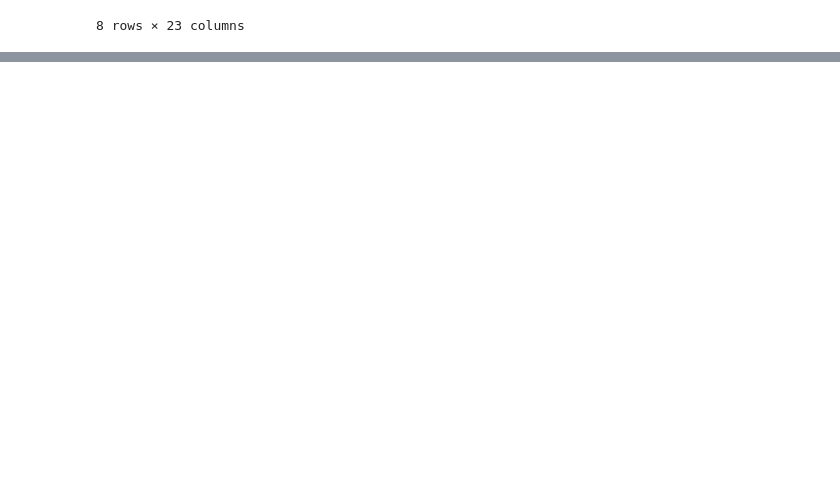
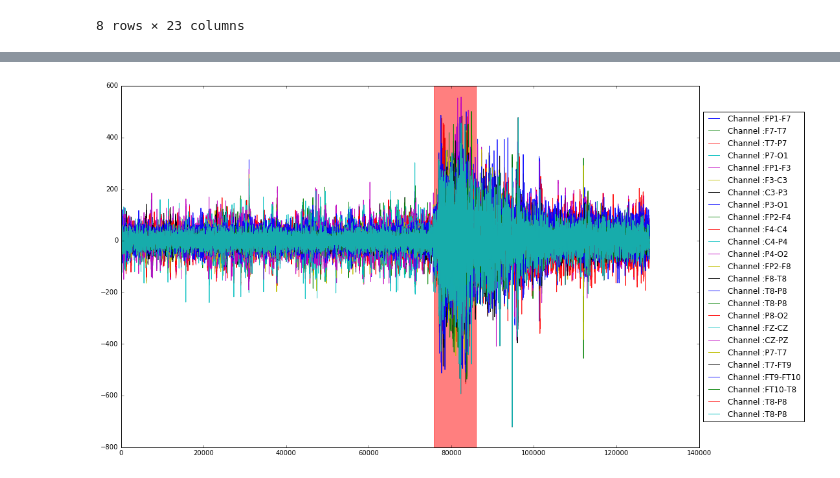
Before and after one commit to harvard-team-pivot/epilepsy-prediction, a Jupyter notebook: Team_Pivot_CS109A_Final_Project_Milestone_3_Shivas.ipynb, the cells around one changed output, grey strips where cells are left out. Saved outputs shown, nothing was run; the diff lists cells and outputs as text; code cells hidden in the pictures; blank space fills up the shorter version.

Commit message:
More visuals

```diff
--- a/Team_Pivot_CS109A_Final_Project_Milestone_3_Shivas.ipynb
+++ b/Team_Pivot_CS109A_Final_Project_Milestone_3_Shivas.ipynb
@@ -68,3 +68,17 @@ eeg_df.describe()
 | 75% | 18.949939 | 17.387057 | 19.731380 | 17.777778 | 24.029304 | 25.592186 | 18.168498 | 22.857143 | 22.857143 | 23.247863 | ... | ... |
 | max | 499.536020 | 305.738706 | 309.645910 | 198.681319 | 556.581197 | 349.499389 | 363.174603 | 343.247863 | 451.477411 | 395.213675 | ... | ... |
 8 rows × 23 columns
+# %%
+# Visualize using all the data for all channels
+fig, ax = plt.subplots(1, 1, figsize=(20, 10))
+for column in eeg_df.columns:
+    ax.plot(range(row_count), eeg_df[column].values,label='Channel :'+column,alpha=0.7)
+
+box = ax.get_position()
+ax.set_position([box.x0, box.y0, box.width * 0.8, box.height])
+# Signals where seizures occured
+ax.axvspan(2996*256, 3036*256, alpha=0.5, color='red')
+
+# Put a legend to the right of the current axis
+ax.legend(loc='center left', bbox_to_anchor=(1, 0.5))
+plt.show()
@@ -70,0 +87,20 @@ eeg_df.describe()
+# %%
+# Visualize using the data for all channels close to seizures
+
+subset_eeg_df = eeg_df.loc[2700*256:3200*256,:]
+row_count = subset_eeg_df.shape[0]
+
+fig, ax = plt.subplots(1, 1, figsize=(20, 10))
+for column in subset_eeg_df.columns:
+    ax.plot(range(row_count), subset_eeg_df[column].values,label='Channel :'+column,alpha=0.9)
+
+box = ax.get_position()
+ax.set_position([box.x0, box.y0, box.width * 0.8, box.height])
+# Signals where seizures occured
+ax.axvspan((2996-2700)*256, (3036-2700)*256, alpha=0.5, color='red')
+
+# Put a legend to the right of the current axis
+ax.legend(loc='center left', bbox_to_anchor=(1, 0.5))
+plt.show()
+# %% [output]
+[figure, added]
```
Also changed, not shown: parts of 2 cells of this notebook.
